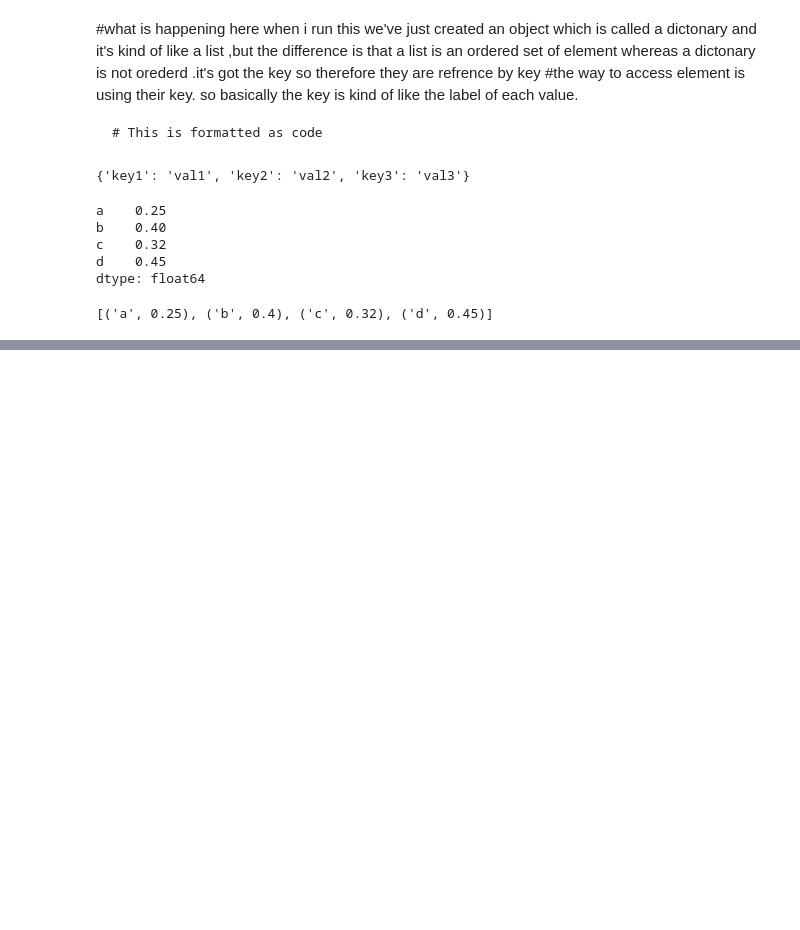
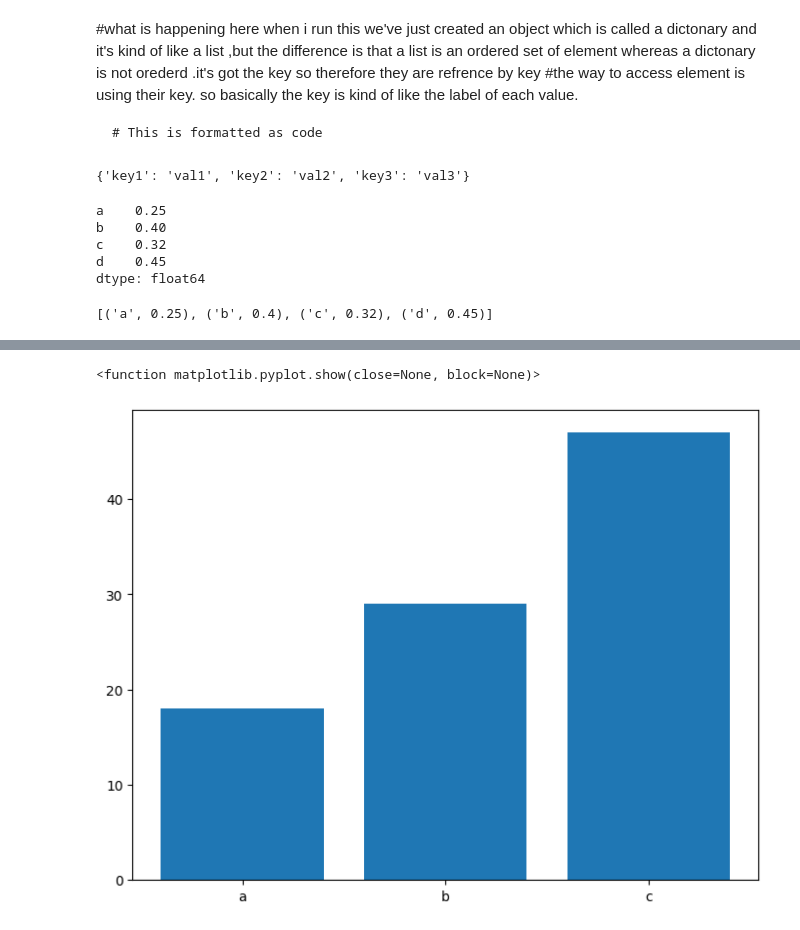
Before and after one commit to kanan110205/iti-tiwari, a Jupyter notebook: sunstone.ipynb, the cells around one changed output, grey strips where cells are left out. Saved outputs shown, nothing was run; the diff lists cells and outputs as text; code cells hidden in the pictures; blank space fills up the shorter version.

```diff
--- a/sunstone.ipynb
+++ b/sunstone.ipynb
@@ -470,0 +543,10 @@ list(data.items())
+# %%
+fig=plt.figure()
+ax=fig.add_axes([0,0,1,1])
+names=['a','b','c']
+values=[18,29,47]
+ax.bar(names,values)
+plt.show
+# %% [output]
+<function matplotlib.pyplot.show(close=None, block=None)>
+[figure, added]
```
Also changed, not shown: parts of 12 cells of this notebook.
